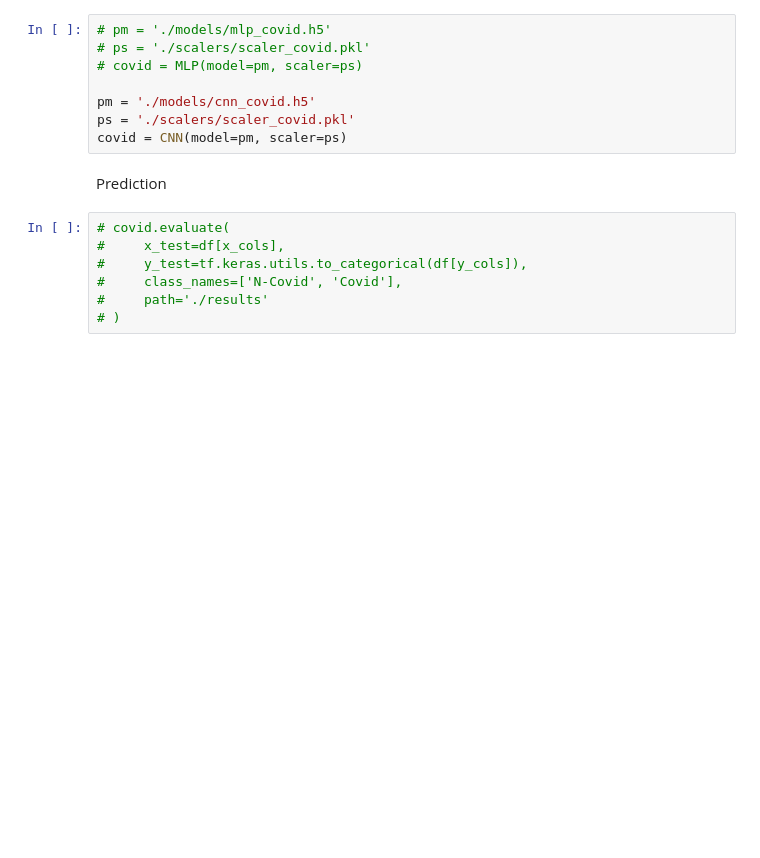
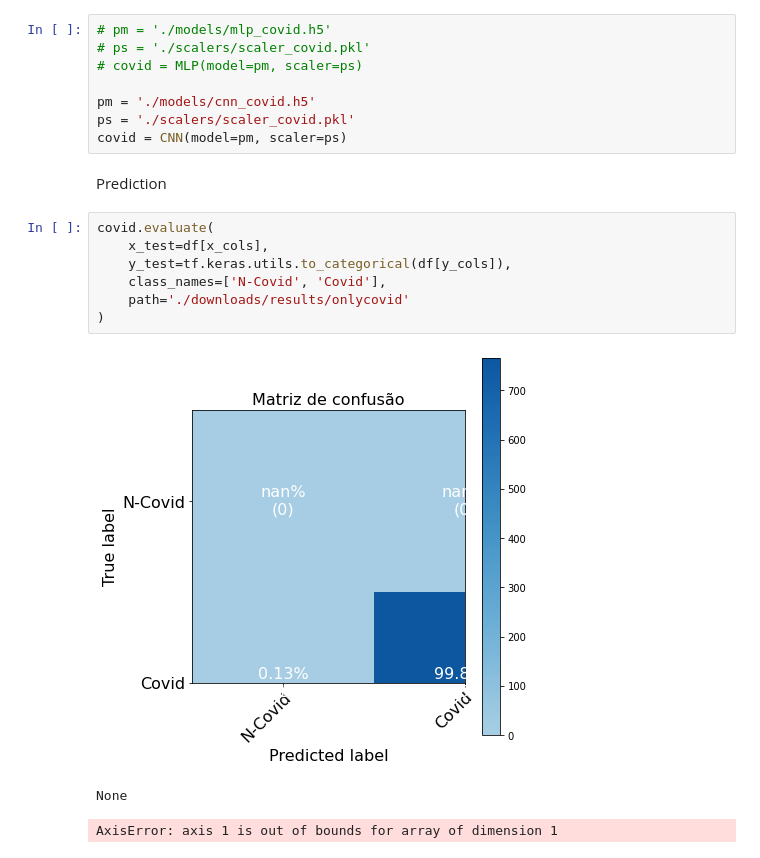
Before and after one commit to patricksferraz/pcr-analysis, a Jupyter notebook: forecast-isi.ipynb, the cells around one changed output. Saved outputs shown, nothing was run; the diff lists cells and outputs as text; blank space fills up the shorter version.

```diff
--- a/forecast-isi.ipynb
+++ b/forecast-isi.ipynb
@@ -310,12 +310,16 @@ covid = CNN(model=pm, scaler=ps)
 # %% [markdown]
 Prediction
 # %%
-# covid.evaluate(
-#     x_test=df[x_cols],
-#     y_test=tf.keras.utils.to_categorical(df[y_cols]),
-#     class_names=['N-Covid', 'Covid'],
-#     path='./results'
-# )
+covid.evaluate(
+    x_test=df[x_cols],
+    y_test=tf.keras.utils.to_categorical(df[y_cols]),
+    class_names=['N-Covid', 'Covid'],
+    path='./downloads/results/onlycovid'
+)
+# %% [output]
+[figure, added]
+None
+AxisError: axis 1 is out of bounds for array of dimension 1
 # %%
 y_pred = covid.predict(df[x_cols])
 y_pred
```
Also changed, not shown: parts of 4 cells of this notebook.
